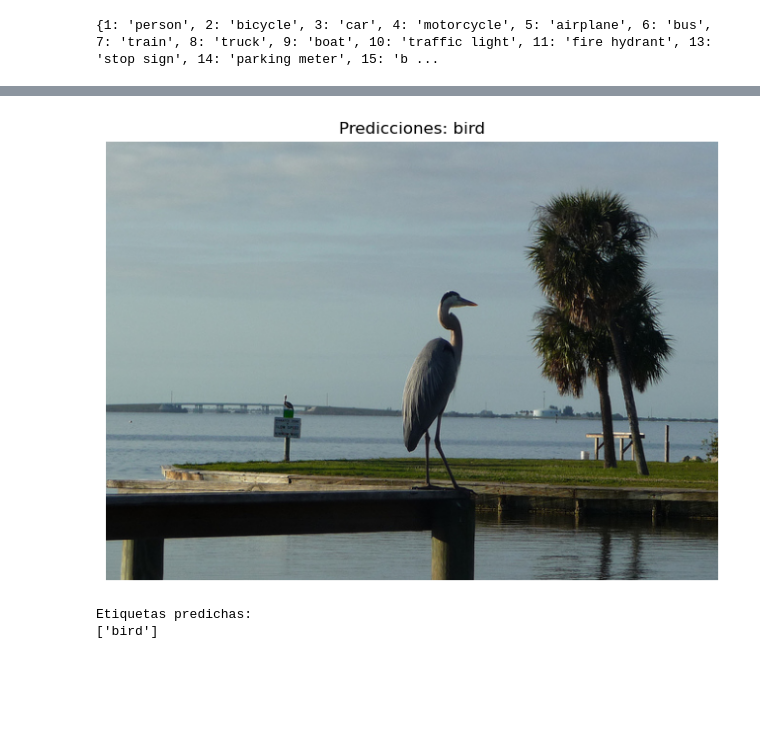
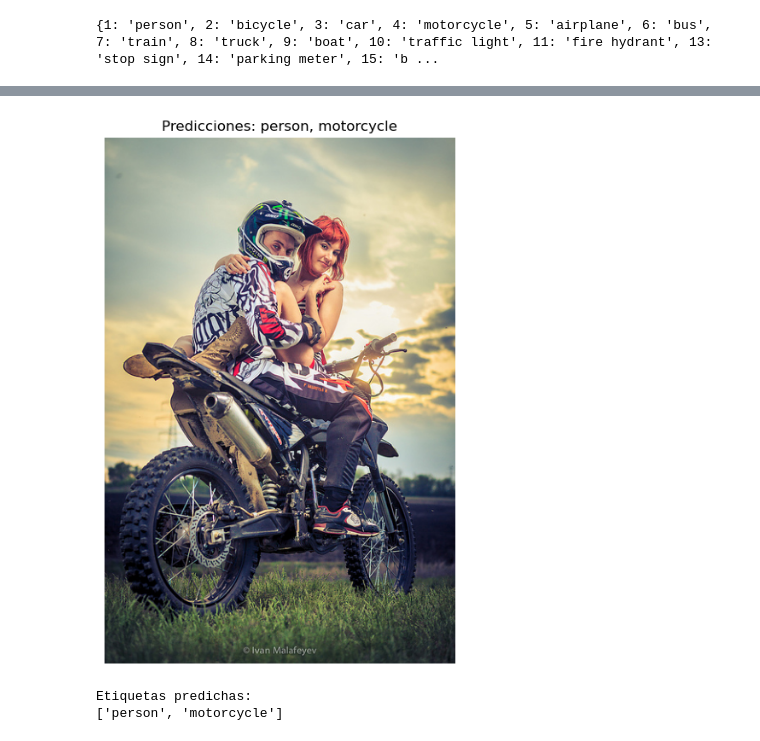
Before and after one commit to Juanja1306/EntrenamientoMultilabel, a Jupyter notebook: 3_Carga_Prediccion.ipynb, the cells around one changed output, grey strips where cells are left out. Cells and saved outputs as stored; diff of their text form; code cells hidden in the pictures; blank space fills up the shorter version.

```diff
--- a/3_Carga_Prediccion.ipynb
+++ b/3_Carga_Prediccion.ipynb
@@ -49,7 +51,7 @@ ResNet(
 class MLC(nn.Module):
     def __init__(self, num_classes):
         super(MLC, self).__init__()
-        self.resnet = models.resnet18(weights=None)
+        self.resnet = models.resnet50(weights=None)
         self.in_features = self.resnet.fc.in_features
         self.resnet.fc = nn.Linear(self.in_features, num_classes)
 
@@ -61,7 +63,7 @@ class MLC(nn.Module):
 device = torch.device("cuda" if torch.cuda.is_available() else "cpu")
 print("Dispositivo actual:", device)
 # Cargar el archivo de anotaciones final
-annotations_path = r"F:\Train_IA\train2017\BalancedDataset\annotations\custom_annotations.json"
+annotations_path = r"F:\Train_IA\train2017\annotations\instances_train2017.json"
 coco = COCO(annotations_path)
 
 # Obtener las categorías y asignarlas a un índice
@@ -141,7 +143,7 @@ if torch.cuda.is_available():
 cuda
 # %%
 # Cargar el modelo en CPU
-state_dict = torch.load(r".\modelo_pesos1.pth", map_location=torch.device('cpu'))
+state_dict = torch.load(r".\modelo_pesos_todas_imagenes.pth", map_location=torch.device('cpu'))
 new_state_dict = {k.replace('resnet.', ''): v for k, v in state_dict.items()}
 model.resnet.load_state_dict(new_state_dict, strict=False)
 model.eval()  # Poner el modelo en modo de evaluación
@@ -207,9 +218,9 @@ def predict_and_show(image_path, model, coco):
 # %%
-image_path = r"C:\Users\USER\Downloads\train2017\train2017\000000250680.jpg"  # Cambia a la ruta de tu imagen
+image_path = r"F:\Train_IA\train2017\train2017\000000000529.jpg" # Cambia a la ruta de tu imagen
 predicted_labels = predict_and_show(image_path, model, coco)
 print("Etiquetas predichas:")
 print(predicted_labels)
 # %% [output]
-[figure, old version]
+[figure, new version]
 Etiquetas predichas:
-['bird']
+['person', 'motorcycle']
```
Also changed, not shown: parts of 8 cells of this notebook, 1 other file.
